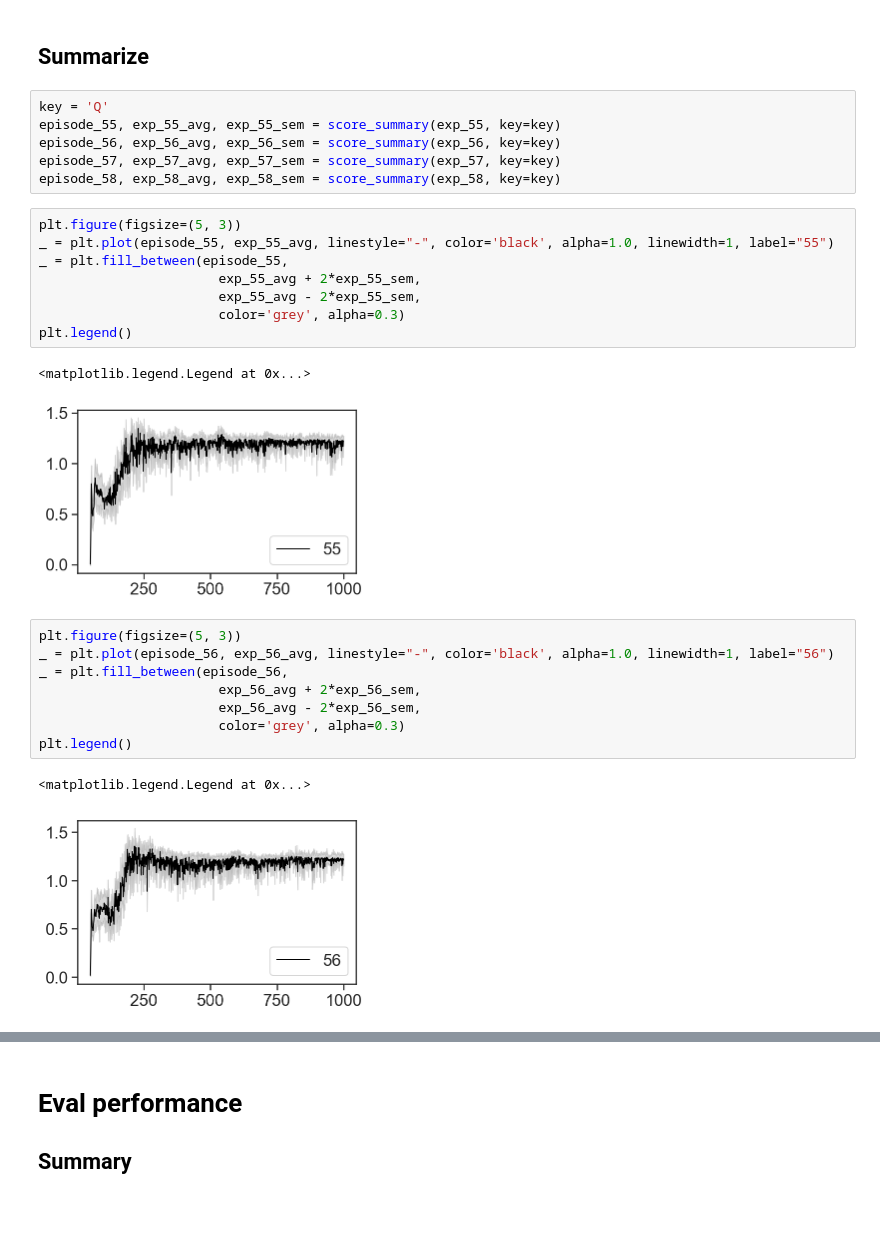
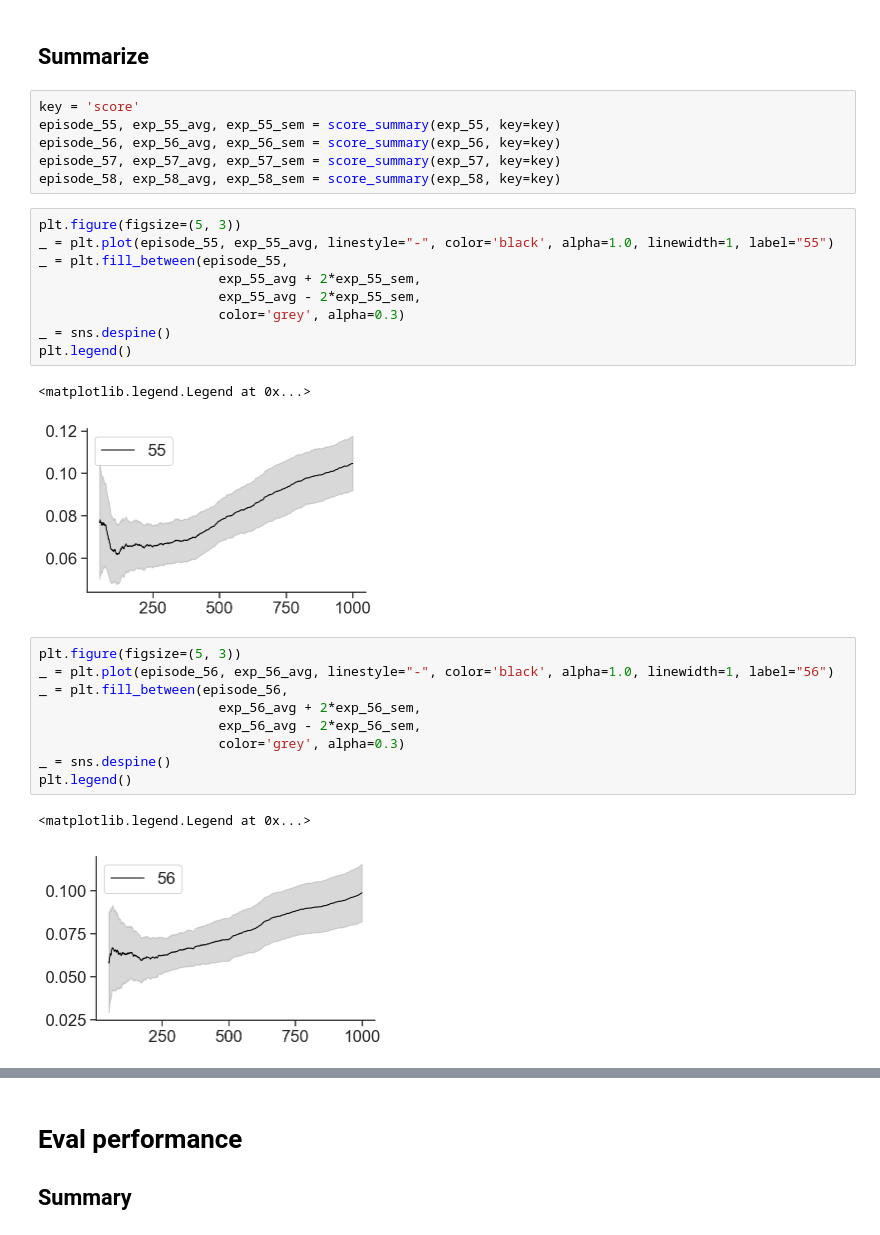
Before and after one commit to CoAxLab/azad, a Jupyter notebook: notebooks/wythoff_exp55-58.ipynb, the cells around one changed output, grey strips where cells are left out. Saved outputs shown, nothing was run; the diff lists cells and outputs as text.

```diff
--- a/notebooks/wythoff_exp55-58.ipynb
+++ b/notebooks/wythoff_exp55-58.ipynb
@@ -192,7 +192,7 @@ _ = plt.xlabel("Episode")
 # %% [markdown]
 ## Summarize
 # %%
-key = 'Q'
+key = 'score'
 episode_55, exp_55_avg, exp_55_sem = score_summary(exp_55, key=key)
 episode_56, exp_56_avg, exp_56_sem = score_summary(exp_56, key=key)
 episode_57, exp_57_avg, exp_57_sem = score_summary(exp_57, key=key)
@@ -204,21 +204,23 @@ _ = plt.fill_between(episode_55,
                        exp_55_avg + 2*exp_55_sem,
                        exp_55_avg - 2*exp_55_sem,
                        color='grey', alpha=0.3)
+_ = sns.despine()
 plt.legend()
 # %% [output]
 <matplotlib.legend.Legend at 0x...>
-[figure, old version]
+[figure, new version]
 # %%
 plt.figure(figsize=(5, 3))
 _ = plt.plot(episode_56, exp_56_avg, linestyle="-", color='black', alpha=1.0, linewidth=1, label="56")
 _ = plt.fill_between(episode_56,
                        exp_56_avg + 2*exp_56_sem,
                        exp_56_avg - 2*exp_56_sem,
                        color='grey', alpha=0.3)
+_ = sns.despine()
 plt.legend()
 # %% [output]
 <matplotlib.legend.Legend at 0x...>
-[figure, old version]
+[figure, new version]
 # %%
 plt.figure(figsize=(5, 3))
 _ = plt.plot(episode_57, exp_57_avg, linestyle="-", color='black', alpha=1.0, linewidth=1, label="57")
```
Also changed, not shown: parts of 4 cells of this notebook.
